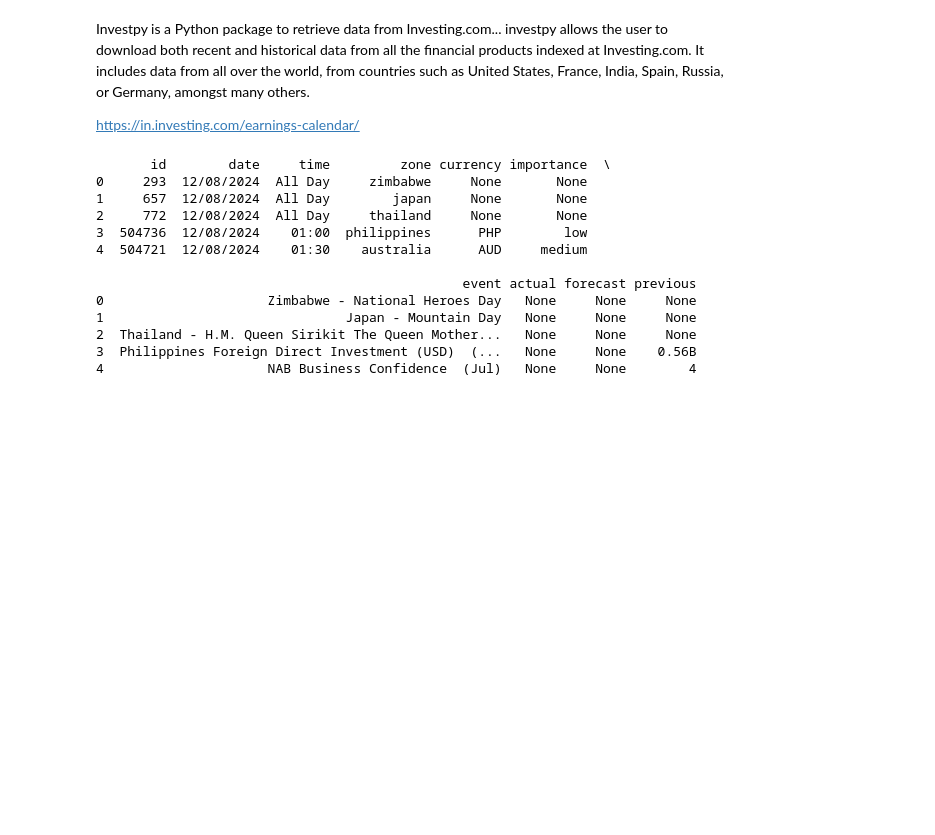
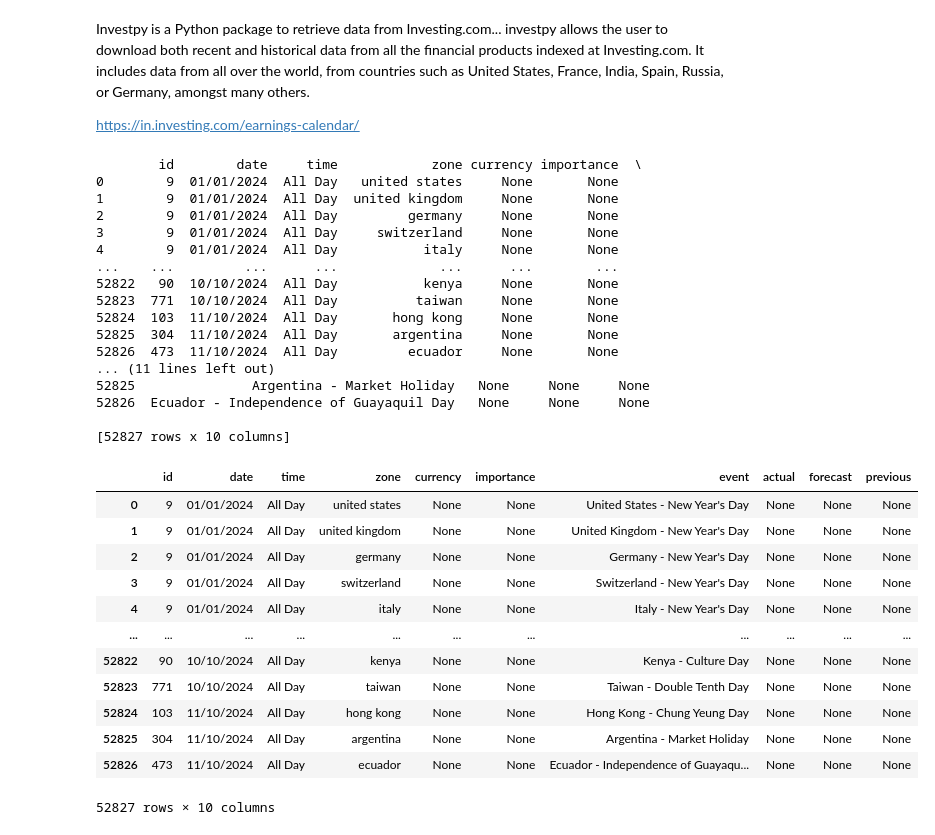
Before and after one commit to dinesh-kushwaha/ai-ml, a Jupyter notebook: historical-data/utilities/download-historical-data-invest-com.ipynb, the cells around one changed output. Cells and saved outputs as stored; diff of their text form; code cells hidden in the pictures; blank space fills up the shorter version.

```diff
--- a/historical-data/utilities/download-historical-data-invest-com.ipynb
+++ b/historical-data/utilities/download-historical-data-invest-com.ipynb
@@ -32,21 +32,25 @@ https://in.investing.com/earnings-calendar/
 import investpy
 
 data = investpy.economic_calendar(
-    from_date='12/08/2024',
-    to_date  ='13/09/2024'
+    from_date='01/01/2024',
+    to_date  ='31/12/2024'
 )
-print(data.head())
+print(data)
 # %% [output]
-       id        date     time         zone currency importance  \
-0     293  12/08/2024  All Day     zimbabwe     None       None
-1     657  12/08/2024  All Day        japan     None       None
-2     772  12/08/2024  All Day     thailand     None       None
-3  504736  12/08/2024    01:00  philippines      PHP        low
-4  504721  12/08/2024    01:30    australia      AUD     medium
+        id        date     time            zone currency importance  \
+0        9  01/01/2024  All Day   united states     None       None
+1        9  01/01/2024  All Day  united kingdom     None       None
+2        9  01/01/2024  All Day         germany     None       None
+3        9  01/01/2024  All Day     switzerland     None       None
+4        9  01/01/2024  All Day           italy     None       None
+...    ...         ...      ...             ...      ...        ...
+52822   90  10/10/2024  All Day           kenya     None       None
+52823  771  10/10/2024  All Day          taiwan     None       None
+52824  103  11/10/2024  All Day       hong kong     None       None
+52825  304  11/10/2024  All Day       argentina     None       None
+52826  473  11/10/2024  All Day         ecuador     None       None
+... (11 lines left out)
+52825               Argentina - Market Holiday   None     None     None
+52826  Ecuador - Independence of Guayaquil Day   None     None     None
 
-                                               event actual forecast previous
-0                     Zimbabwe - National Heroes Day   None     None     None
-1                               Japan - Mountain Day   None     None     None
-2  Thailand - H.M. Queen Sirikit The Queen Mother...   None     None     None
-3  Philippines Foreign Direct Investment (USD)  (...   None     None    0.56B
-4                     NAB Business Confidence  (Jul)   None     None        4
+[52827 rows x 10 columns]
@@ -52,0 +61,17 @@ print(data.head())
+# %%
+ec = pd.DataFrame(data)
+ec
+# %% [output]
+|  | id | date | time | zone | currency | importance | event | actual | forecast | previous |
+| 0 | 9 | 01/01/2024 | All Day | united states | None | None | United States - New Year's Day | None | None | None |
+| 1 | 9 | 01/01/2024 | All Day | united kingdom | None | None | United Kingdom - New Year's Day | None | None | None |
+| 2 | 9 | 01/01/2024 | All Day | germany | None | None | Germany - New Year's Day | None | None | None |
+| 3 | 9 | 01/01/2024 | All Day | switzerland | None | None | Switzerland - New Year's Day | None | None | None |
+| 4 | 9 | 01/01/2024 | All Day | italy | None | None | Italy - New Year's Day | None | None | None |
+| ... | ... | ... | ... | ... | ... | ... | ... | ... | ... | ... |
+| 52822 | 90 | 10/10/2024 | All Day | kenya | None | None | Kenya - Culture Day | None | None | None |
+| 52823 | 771 | 10/10/2024 | All Day | taiwan | None | None | Taiwan - Double Tenth Day | None | None | None |
+| 52824 | 103 | 11/10/2024 | All Day | hong kong | None | None | Hong Kong - Chung Yeung Day | None | None | None |
+| 52825 | 304 | 11/10/2024 | All Day | argentina | None | None | Argentina - Market Holiday | None | None | None |
+| 52826 | 473 | 11/10/2024 | All Day | ecuador | None | None | Ecuador - Independence of Guayaqu... | None | None | None |
+52827 rows × 10 columns
```
Also changed, not shown: parts of 2 cells of this notebook.
